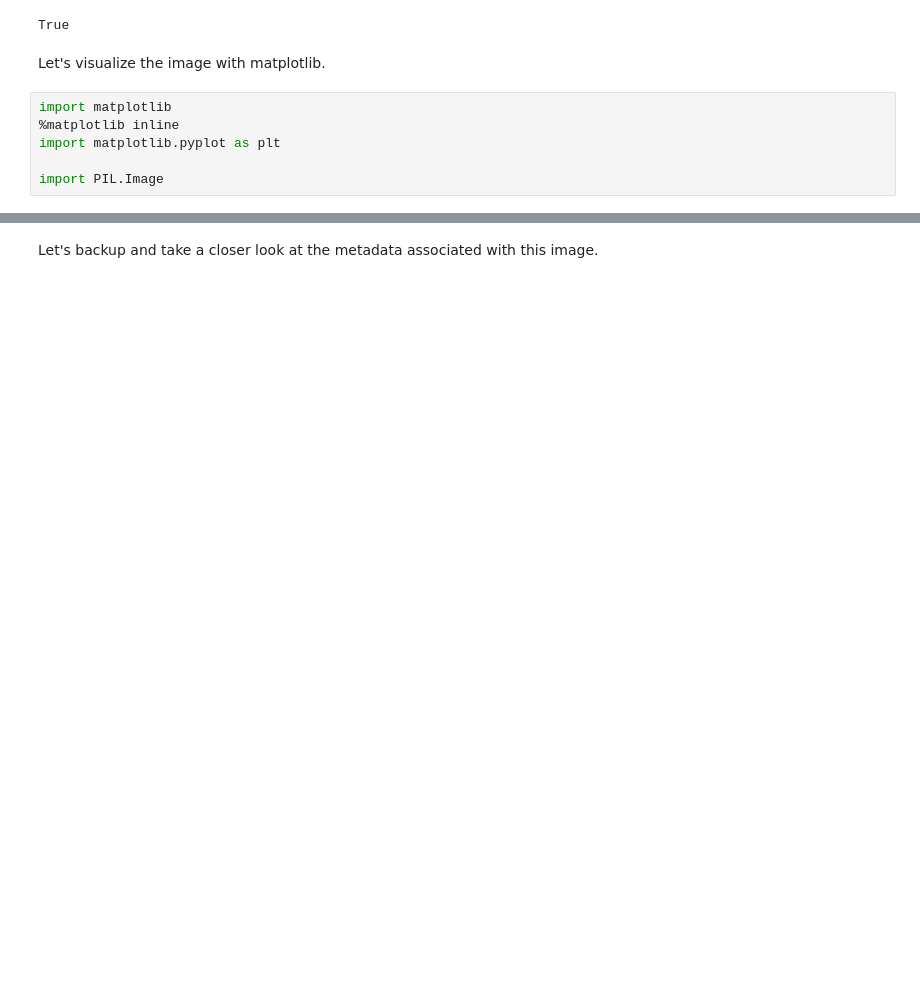
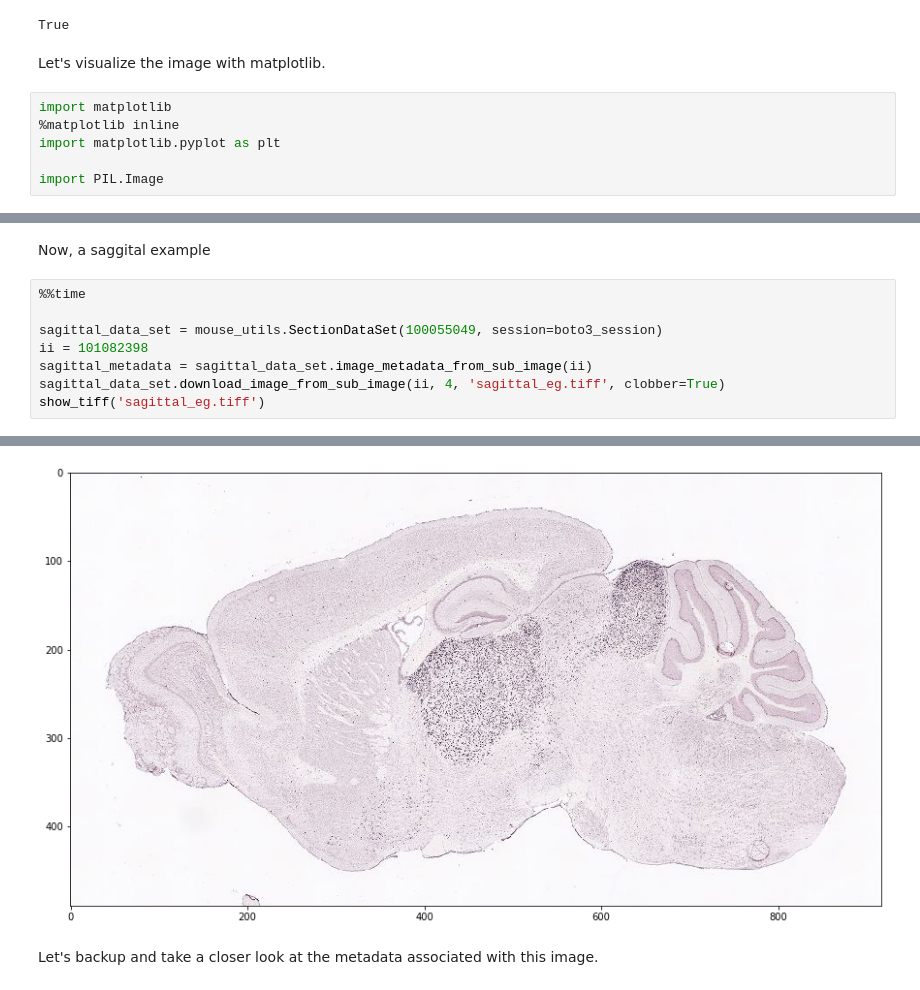
Before and after one commit to AllenInstitute/open_dataset_tools, a Jupyter notebook: Visualizing_Images_from_Allen_Mouse_Brain_Atlas.ipynb, the cells around one changed output, grey strips where cells are left out. Saved outputs shown, nothing was run; the diff lists cells and outputs as text; blank space fills up the shorter version.

```diff
--- a/Visualizing_Images_from_Allen_Mouse_Brain_Atlas.ipynb
+++ b/Visualizing_Images_from_Allen_Mouse_Brain_Atlas.ipynb
@@ -137,0 +153,11 @@ plt.imshow(img)
+# %% [markdown]
+Now, a saggital example
+# %%
+%%time
+
+sagittal_data_set = mouse_utils.SectionDataSet(100055049, session=boto3_session)
+ii = 101082398
+sagittal_metadata = sagittal_data_set.image_metadata_from_sub_image(ii)
+sagittal_data_set.download_image_from_sub_image(ii, 4, 'sagittal_eg.tiff', clobber=True)
+show_tiff('sagittal_eg.tiff')
+# %% [output]
@@ -138,3 +166,4 @@ plt.imshow(img)
+[figure, added]
 # %% [markdown]
 Let's backup and take a closer look at the metadata associated with this image.
 # %%
```
Also changed, not shown: parts of 19 cells of this notebook.
